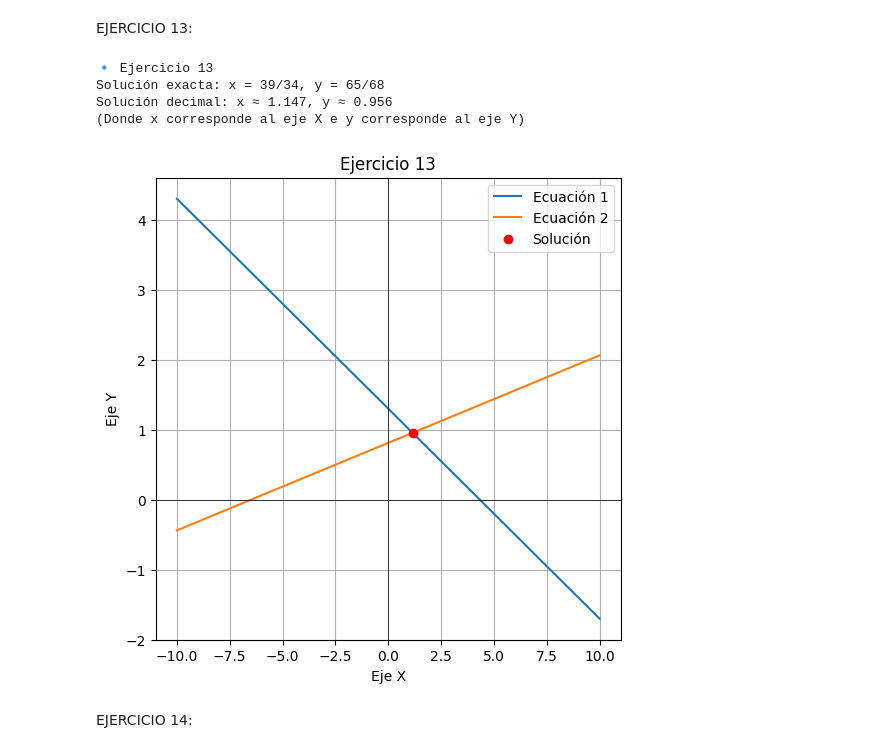
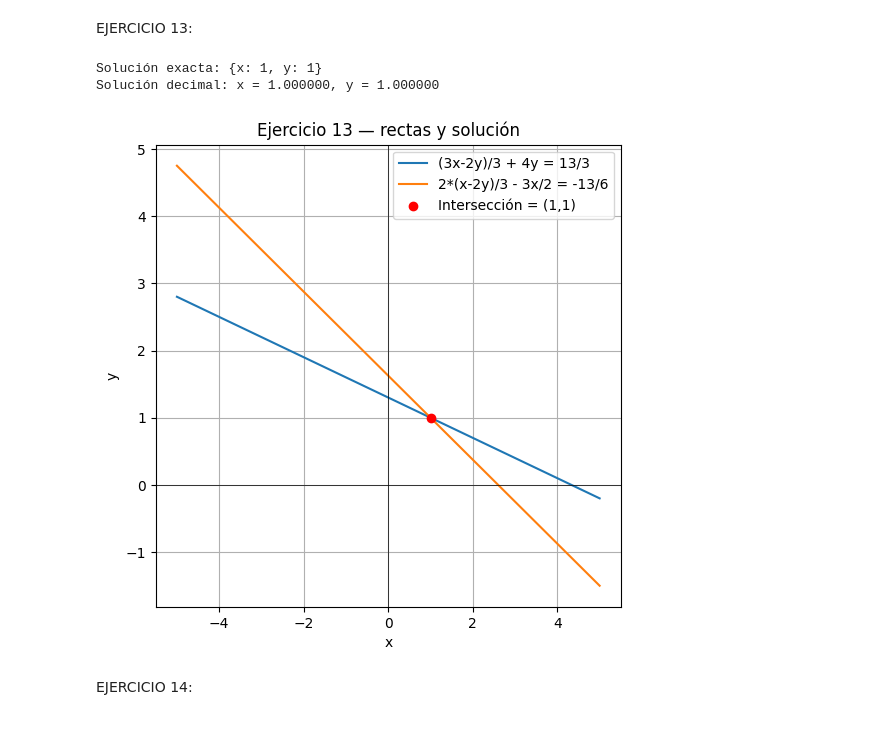
Before and after one commit to wonejoesrz/Tarea_numero_04_wonejo, a Jupyter notebook: EJERCICIOS_DE_SISTEMAS_DE_ECUACIONES.ipynb, the cells around one changed output. Saved outputs shown, nothing was run; the diff lists cells and outputs as text; code cells hidden in the pictures.

```diff
--- a/EJERCICIOS_DE_SISTEMAS_DE_ECUACIONES.ipynb
+++ b/EJERCICIOS_DE_SISTEMAS_DE_ECUACIONES.ipynb
@@ -751,58 +751,56 @@ Solución decimal: x ≈ 3.000, y ≈ 1.000
 EJERCICIO 13:
 # %%
 # Ejercicio 13
-# Sistema de ecuaciones:
+# Sistema correcto:
 # (3x - 2y)/3 + 4y = 13/3
-# 2((x - 2y)/3) = (3x - 13/2)/6
+# 2*(x - 2y)/3 - 3x/2 = -13/6
 
 import sympy as sp
 import numpy as np
 import matplotlib.pyplot as plt
 
+# símbolos
 x, y = sp.symbols('x y')
 
-# Definir ecuaciones
-ec1 = (3*x - 2*y)/3 + 4*y - sp.Rational(13,3)
-ec2 = 2*((x - 2*y)/3) - (3*x - sp.Rational(13,2))/6
+# ecuaciones (usar Eq para evitar ambigüedades)
+ec1 = sp.Eq((3*x - 2*y)/3 + 4*y, sp.Rational(13,3))
+ec2 = sp.Eq(2*(x - 2*y)/3 - 3*x/2, sp.Rational(-13,6))
 
-# Resolver
-sol13 = sp.solve([ec1, ec2], (x, y))
+# resolver (dict=True garantiza lista de dicts, evitamos KeyError)
+sol_list = sp.solve([ec1, ec2], (x, y), dict=True)
+sol = sol_list[0]   # toma la primera (y aquí la única) solución
 
-print("🔹 Ejercicio 13")
-print(f"Solución exacta: x = {sol13[x]}, y = {sol13[y]}")
-print(f"Solución decimal: x ≈ {float(sol13[x]):.3f}, y ≈ {float(sol13[y]):.3f}")
-print("(Donde x corresponde al eje X e y corresponde al eje Y)")
+print("Solución exacta:", sol)
+print(f"Solución decimal: x = {float(sol[x]):.6f}, y = {float(sol[y]):.6f}")
 
-# Graficar
-x_vals = np.linspace(-10, 10, 400)
+# --- comprobación manual algebraica (opcional, para entender) ---
+# multiplicando ec1 por 3 -> 3x + 10y = 13
+# multiplicando ec2 por 6 ->  -5x - 8y = -13  => 5x + 8y = 13
+# resolviendo: 3x + 10y = 13 ; 5x + 8y = 13  ->  y = 1, x = 1
 
-# Despejar y de cada ecuación
-y1 = sp.solve(ec1, y)[0]
-y2 = sp.solve(ec2, y)[0]
+# Graficar: despejar y de cada ecuación para trazar rectas
+y_from_ec1 = sp.solve(ec1, y)[0]    # expresión simbólica para y
+y_from_ec2 = sp.solve(ec2, y)[0]
 
-y1_vals = [float(y1.subs(x, val)) for val in x_vals]
-y2_vals = [float(y2.subs(x, val)) for val in x_vals]
+# convertir a funciones numéricas
+f1 = sp.lambdify(x, y_from_ec1, 'numpy')
+f2 = sp.lambdify(x, y_from_ec2, 'numpy')
+
+x_vals = np.linspace(-5, 5, 400)
+y1_vals = f1(x_vals)
+y2_vals = f2(x_vals)
 
 plt.figure(figsize=(6,6))
-plt.plot(x_vals, y1_vals, label="Ecuación 1")
-plt.plot(x_vals, y2_vals, label="Ecuación 2")
-
-# Punto de intersección
-plt.scatter(float(sol13[x]), float(sol13[y]), color="red", zorder=5, label="Solución")
-
-plt.axhline(0, color="black", linewidth=0.5)
-plt.axvline(0, color="black", linewidth=0.5)
-plt.legend()
-plt.title("Ejercicio 13")
-plt.xlabel("Eje X")
-plt.ylabel("Eje Y")
-plt.grid(True)
+plt.plot(x_vals, y1_vals, label="(3x-2y)/3 + 4y = 13/3")
+plt.plot(x_vals, y2_vals, label="2*(x-2y)/3 - 3x/2 = -13/6")
+plt.scatter(float(sol[x]), float(sol[y]), color='red', zorder=5, label=f"Intersección = ({sol[x]},{sol[y]})")
+plt.axhline(0, color='black', linewidth=0.5); plt.axvline(0, color='black', linewidth=0.5)
+plt.legend(); plt.grid(True)
+plt.xlabel("x"); plt.ylabel("y"); plt.title("Ejercicio 13 — rectas y solución")
 plt.show()
 # %% [output]
-🔹 Ejercicio 13
-Solución exacta: x = 39/34, y = 65/68
-Solución decimal: x ≈ 1.147, y ≈ 0.956
-(Donde x corresponde al eje X e y corresponde al eje Y)
+Solución exacta: {x: 1, y: 1}
+Solución decimal: x = 1.000000, y = 1.000000
-[figure, old version]
+[figure, new version]
 # %% [markdown]
 EJERCICIO 14:
```
Also changed, not shown: parts of 2 cells of this notebook.
